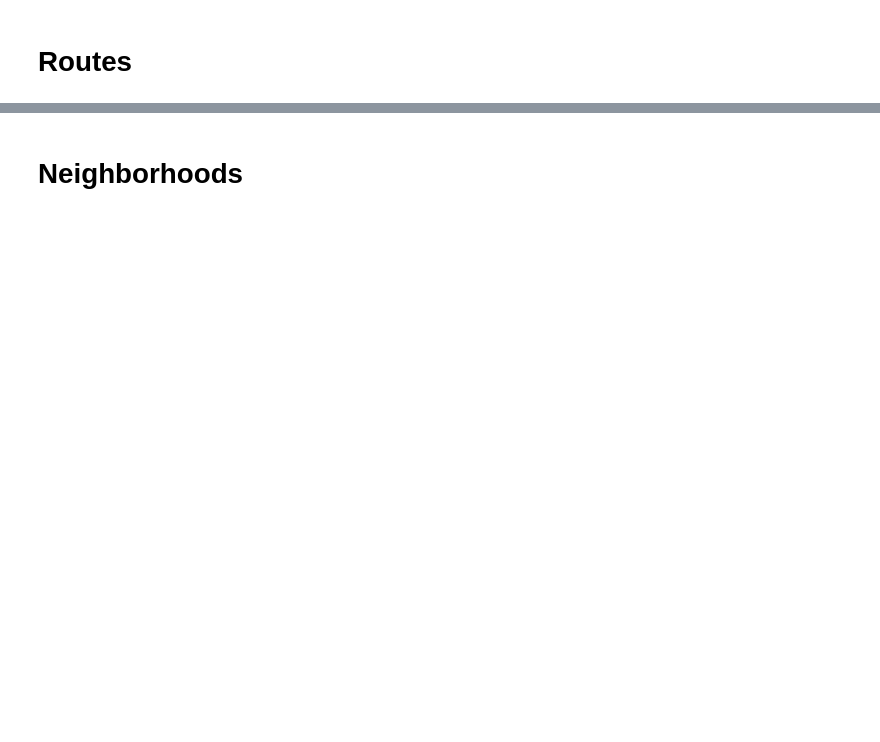
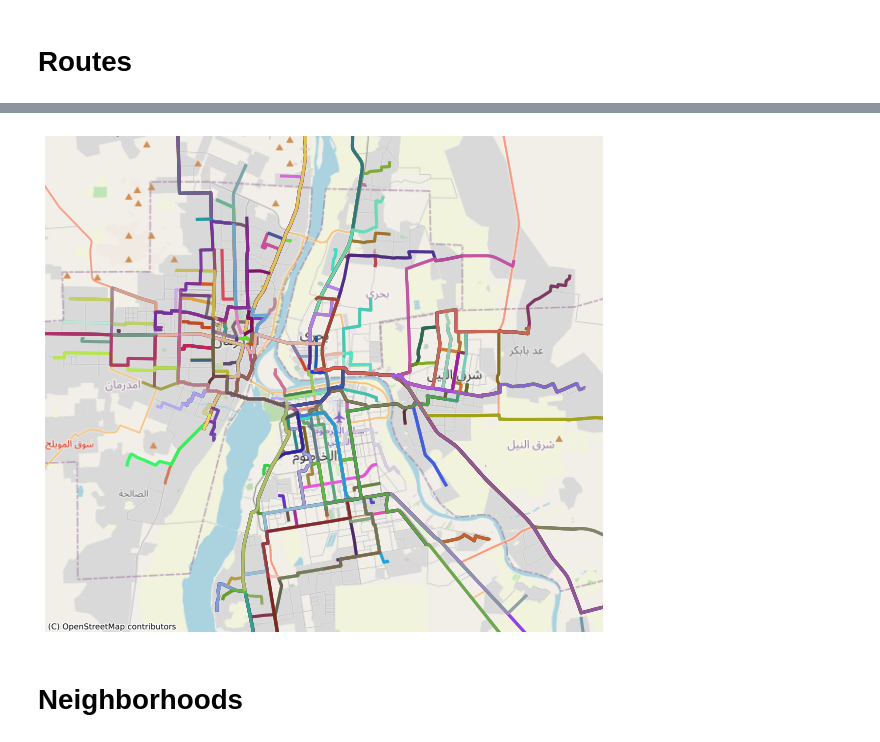
Before and after one commit to amolood/khartoumap, a Jupyter notebook: mapping_notebook.ipynb, the cells around one changed output, grey strips where cells are left out. Saved outputs shown, nothing was run; the diff lists cells and outputs as text; code cells hidden in the pictures; blank space fills up the shorter version.

```diff
--- a/mapping_notebook.ipynb
+++ b/mapping_notebook.ipynb
@@ -88,13 +88,15 @@ n = len(routes)
 for i in range(n):
     color.append('#%06X' % randint(0, 0xFFFFFF))
 # %%
-ax = routes.to_crs(epsg=3857).plot(figsize=(10, 10), alpha=0.50, linewidth= 3, edgecolor=color, legend= True)
+ax = routes.to_crs(epsg=3857).plot(figsize=(10, 10), alpha=0.75, linewidth= 3, edgecolor=color, legend= True)
 cx.add_basemap(ax, source=cx.providers.OpenStreetMap.Mapnik, zoom= 11)
 plt.xlim([3600000, 3645000])
 plt.ylim([1740000, 1780000])
 ax.set_axis_off()
 
 #plt.savefig('validated_map_.jpg')
+# %% [output]
+[figure, added]
 # %%
 ### TO DO ###
 
```
Also changed, not shown: parts of 22 cells of this notebook, 4 other files.
